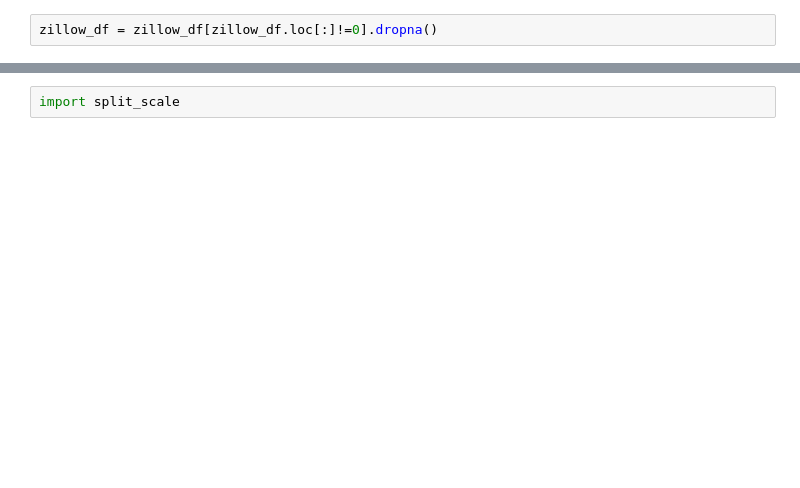
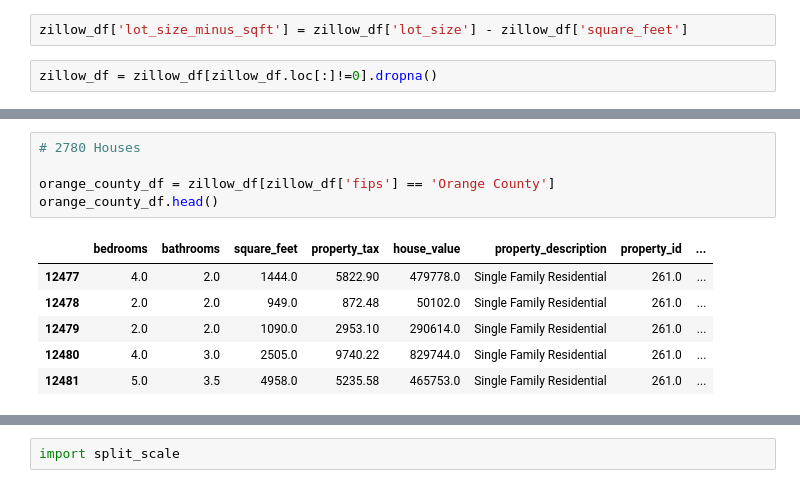
Before and after one commit to Jeff-Hutchins/zillow-project, a Jupyter notebook: zillow_model_2.ipynb, the cells around one changed output, grey strips where cells are left out. Cells and saved outputs as stored; diff of their text form; blank space fills up the shorter version.

```diff
--- a/zillow_model_2.ipynb
+++ b/zillow_model_2.ipynb
@@ -21,5 +21,7 @@ zillow_df.head()
 | 2 | 3.0 | 2.0 | 1574.0 | 3876.31 | 235272.0 | Single Family Residential | 261.0 | ... |
 | 3 | 2.0 | 2.0 | 1619.0 | 4206.15 | 340000.0 | Single Family Residential | 261.0 | ... |
 | 4 | 2.0 | 3.0 | 2408.0 | 24353.42 | 2017254.0 | Single Family Residential | 261.0 | ... |
+# %%
+zillow_df['lot_size_minus_sqft'] = zillow_df['lot_size'] - zillow_df['square_feet']
 # %%
 zillow_df = zillow_df[zillow_df.loc[:]!=0].dropna()
@@ -81,0 +40,12 @@ df.head()
+# %%
+# 2780 Houses
+
+orange_county_df = zillow_df[zillow_df['fips'] == 'Orange County']
+orange_county_df.head()
+# %% [output]
+|  | bedrooms | bathrooms | square_feet | property_tax | house_value | property_description | property_id | ... |
+| 12477 | 4.0 | 2.0 | 1444.0 | 5822.90 | 479778.0 | Single Family Residential | 261.0 | ... |
+| 12478 | 2.0 | 2.0 | 949.0 | 872.48 | 50102.0 | Single Family Residential | 261.0 | ... |
+| 12479 | 2.0 | 2.0 | 1090.0 | 2953.10 | 290614.0 | Single Family Residential | 261.0 | ... |
+| 12480 | 4.0 | 3.0 | 2505.0 | 9740.22 | 829744.0 | Single Family Residential | 261.0 | ... |
+| 12481 | 5.0 | 3.5 | 4958.0 | 5235.58 | 465753.0 | Single Family Residential | 261.0 | ... |
```
Also changed, not shown: parts of 30 cells of this notebook, 5 other files.
